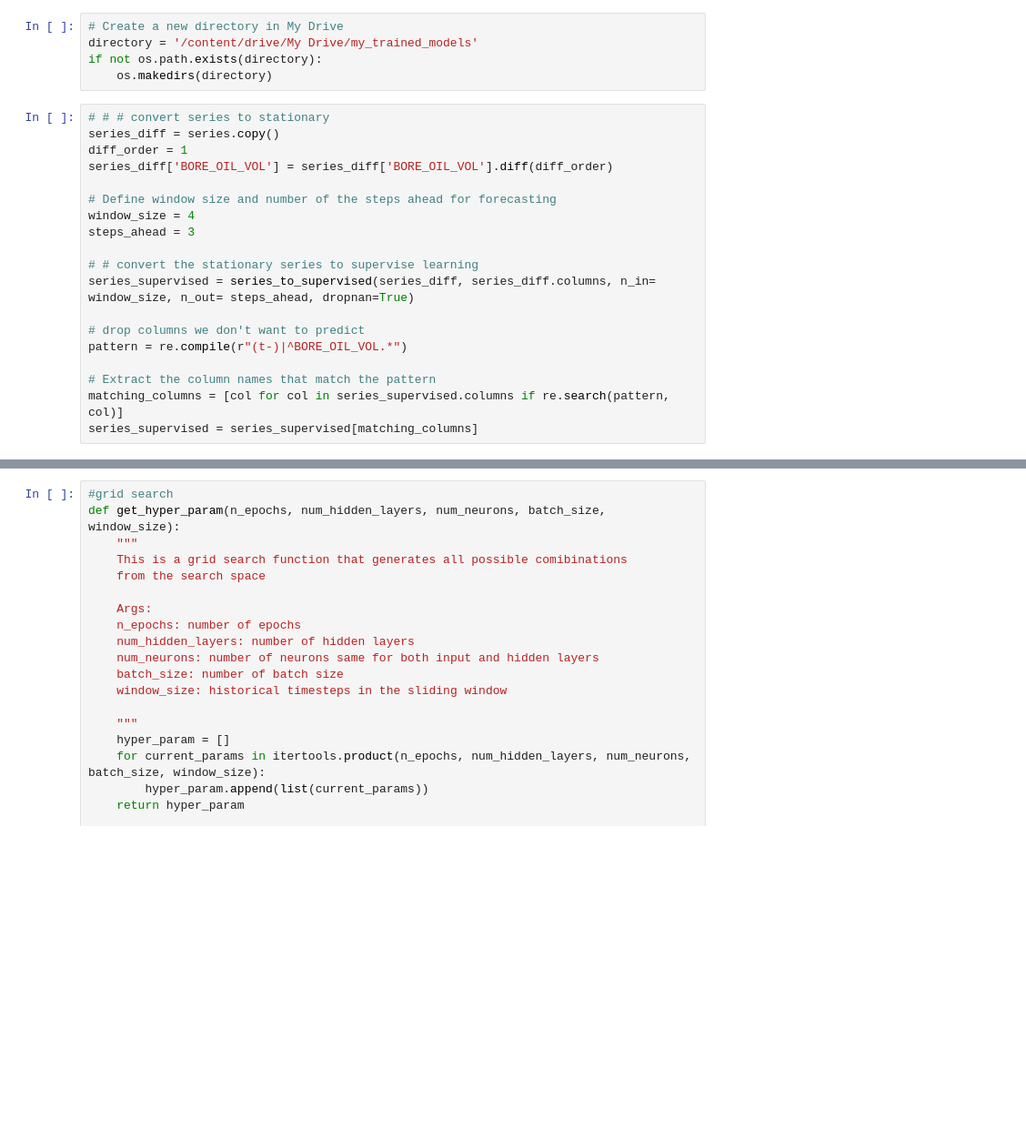
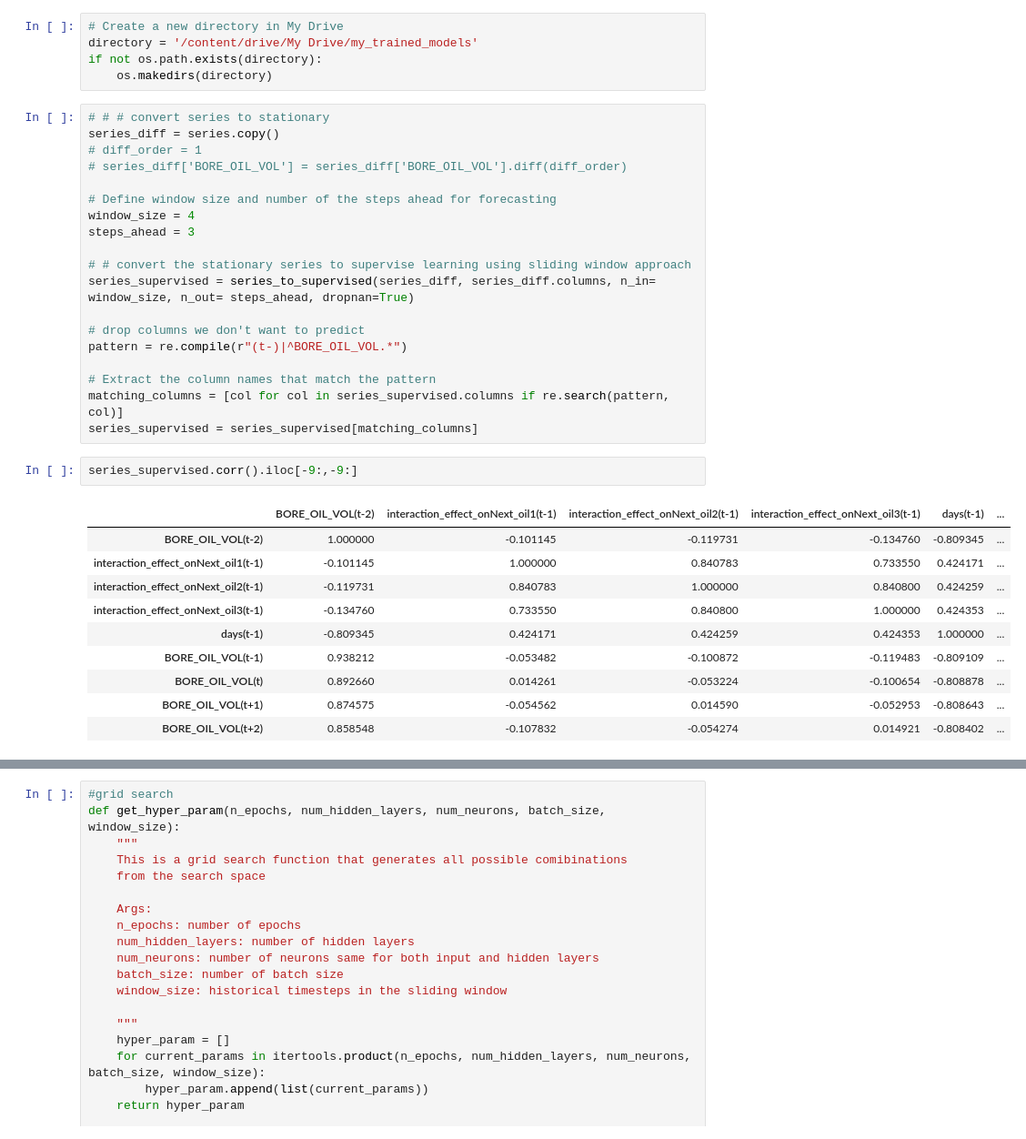
Before and after one commit to ashrafalaghbari/GA-TCN-LSTM, a Jupyter notebook: optimal_TCN_single_step.ipynb, the cells around one changed output, grey strips where cells are left out. Shown at 91% size. Cells and saved outputs as stored; diff of their text form; blank space fills up the shorter version.

```diff
--- a/optimal_TCN_single_step.ipynb
+++ b/optimal_TCN_single_step.ipynb
@@ -241,14 +297,14 @@ if not os.path.exists(directory):
 # %%
 # # # convert series to stationary
 series_diff = series.copy()
-diff_order = 1
-series_diff['BORE_OIL_VOL'] = series_diff['BORE_OIL_VOL'].diff(diff_order)
+# diff_order = 1
+# series_diff['BORE_OIL_VOL'] = series_diff['BORE_OIL_VOL'].diff(diff_order)
 
 # Define window size and number of the steps ahead for forecasting
 window_size = 4
 steps_ahead = 3
 
-# # convert the stationary series to supervise learning
+# # convert the stationary series to supervise learning using sliding window approach
 series_supervised = series_to_supervised(series_diff, series_diff.columns, n_in= window_size, n_out= steps_ahead, dropnan=True)
 
 # drop columns we don't want to predict
@@ -257,6 +313,19 @@ pattern = re.compile(r"(t-)|^BORE_OIL_VOL.*")
 # Extract the column names that match the pattern
 matching_columns = [col for col in series_supervised.columns if re.search(pattern, col)]
 series_supervised = series_supervised[matching_columns]
+# %%
+series_supervised.corr().iloc[-9:,-9:]
+# %% [output]
+|  | BORE_OIL_VOL(t-2) | interaction_effect_onNext_oil1(t-1) | interaction_effect_onNext_oil2(t-1) | interaction_effect_onNext_oil3(t-1) | days(t-1) | ... |
+| BORE_OIL_VOL(t-2) | 1.000000 | -0.101145 | -0.119731 | -0.134760 | -0.809345 | ... |
+| interaction_effect_onNext_oil1(t-1) | -0.101145 | 1.000000 | 0.840783 | 0.733550 | 0.424171 | ... |
+| interaction_effect_onNext_oil2(t-1) | -0.119731 | 0.840783 | 1.000000 | 0.840800 | 0.424259 | ... |
+| interaction_effect_onNext_oil3(t-1) | -0.134760 | 0.733550 | 0.840800 | 1.000000 | 0.424353 | ... |
+| days(t-1) | -0.809345 | 0.424171 | 0.424259 | 0.424353 | 1.000000 | ... |
+| BORE_OIL_VOL(t-1) | 0.938212 | -0.053482 | -0.100872 | -0.119483 | -0.809109 | ... |
+| BORE_OIL_VOL(t) | 0.892660 | 0.014261 | -0.053224 | -0.100654 | -0.808878 | ... |
+| BORE_OIL_VOL(t+1) | 0.874575 | -0.054562 | 0.014590 | -0.052953 | -0.808643 | ... |
+| BORE_OIL_VOL(t+2) | 0.858548 | -0.107832 | -0.054274 | 0.014921 | -0.808402 | ... |
 # %%
 # # split into train and test sets
 n_features = int((len(series_supervised.columns) -steps_ahead)/window_size)
```
Also changed, not shown: parts of 21 cells of this notebook.
